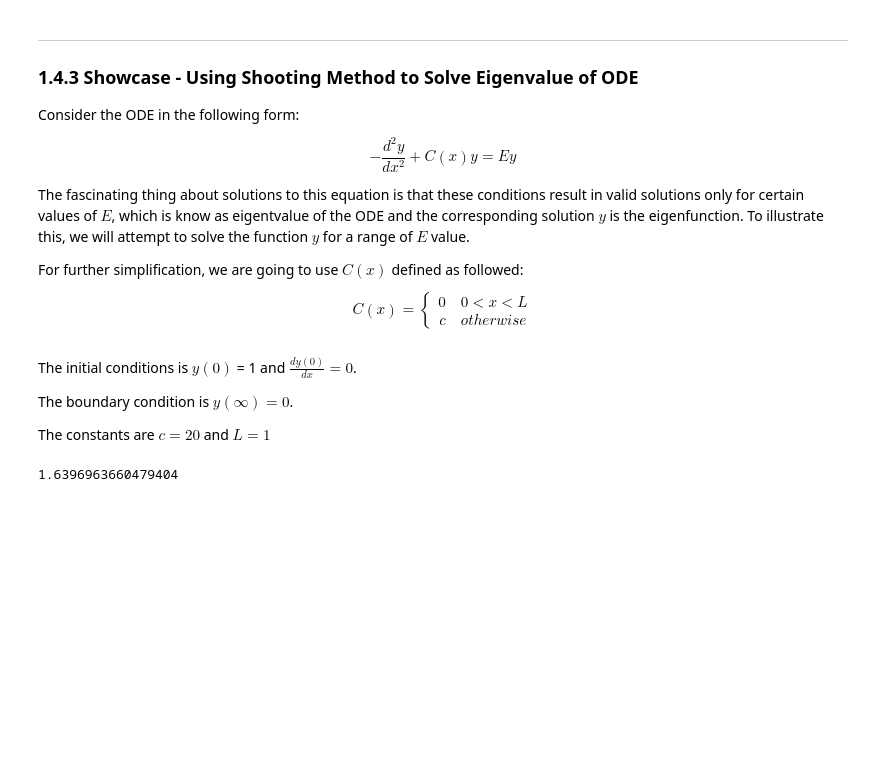
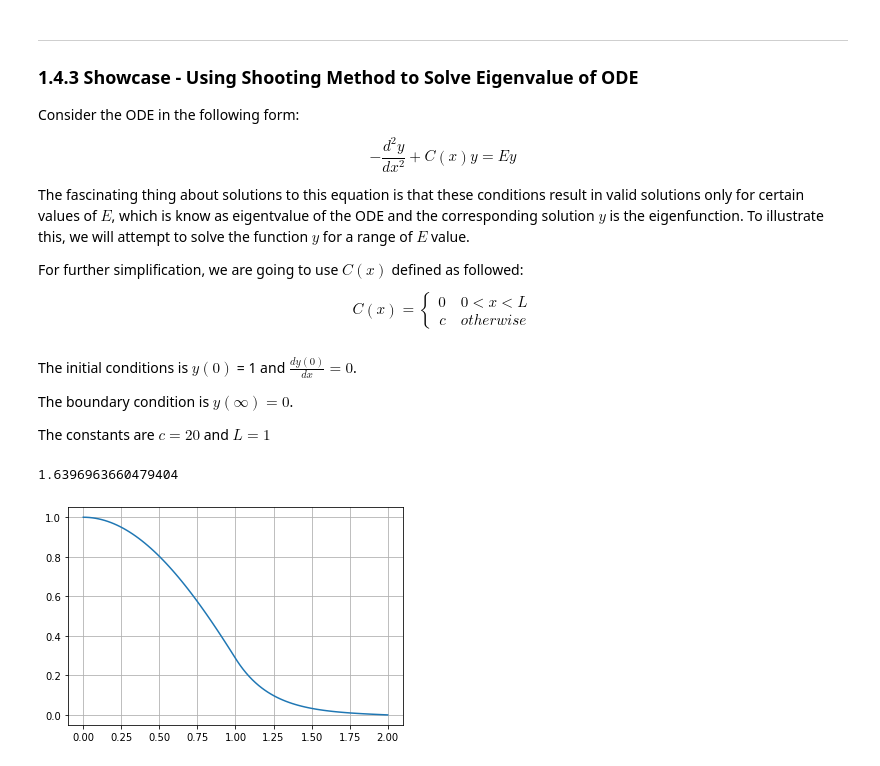
Before and after one commit to gigadot/ssm, a Jupyter notebook: Topic 01 - Ordinary Differential Equation (ODE)/1.4 Solving ODE - BVP.ipynb, the cells around one changed output. Drawn from its saved outputs; the diff is of its cells as text; code cells hidden in the pictures; blank space fills up the shorter version.

```diff
--- a/Topic 01 - Ordinary Differential Equation (ODE)/1.4 Solving ODE - BVP.ipynb
+++ b/Topic 01 - Ordinary Differential Equation (ODE)/1.4 Solving ODE - BVP.ipynb
@@ -242,3 +240,9 @@ answer = brentq(y_b, 0, 10)
 answer
 # %% [output]
 1.6396963660479404
+# %%
+y = odeint(rhs, y0, x)
+plt.plot(x, y[:, 0])
+plt.grid()
+# %% [output]
+[figure, added]
```
Also changed, not shown: parts of 1 cell of this notebook, 2 other files.
